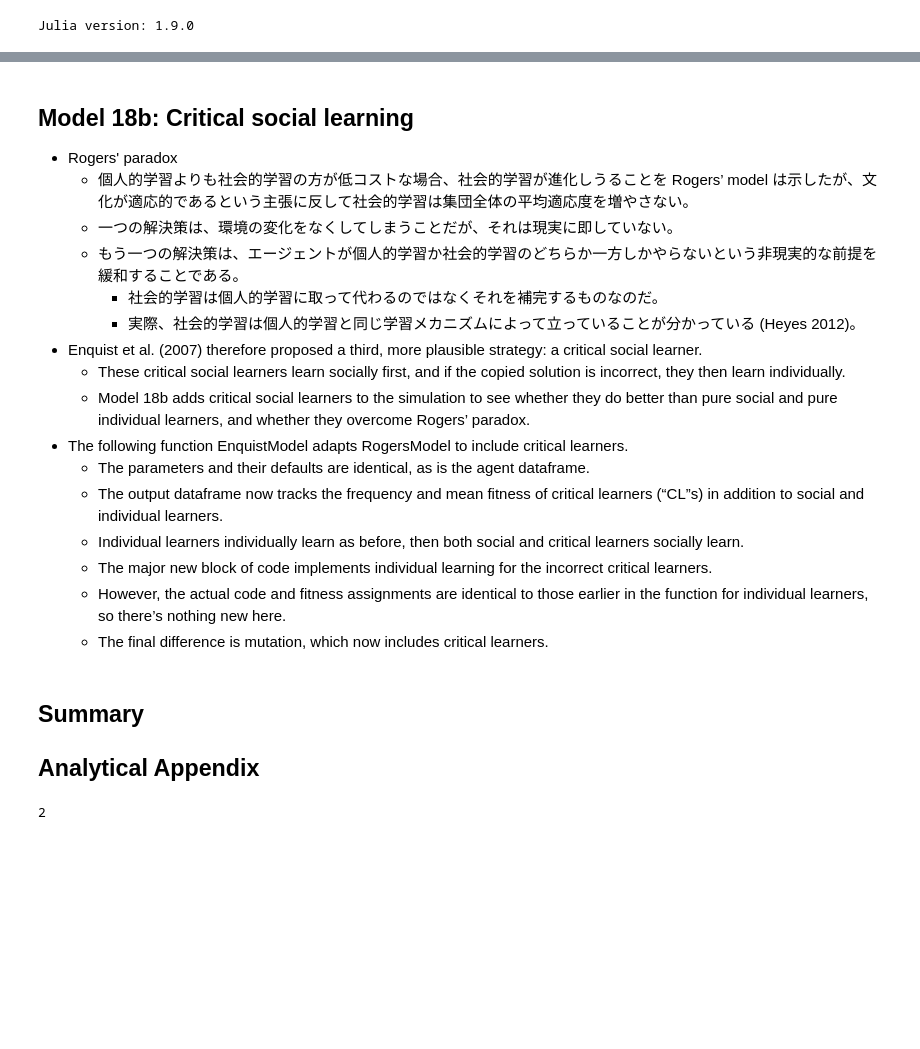
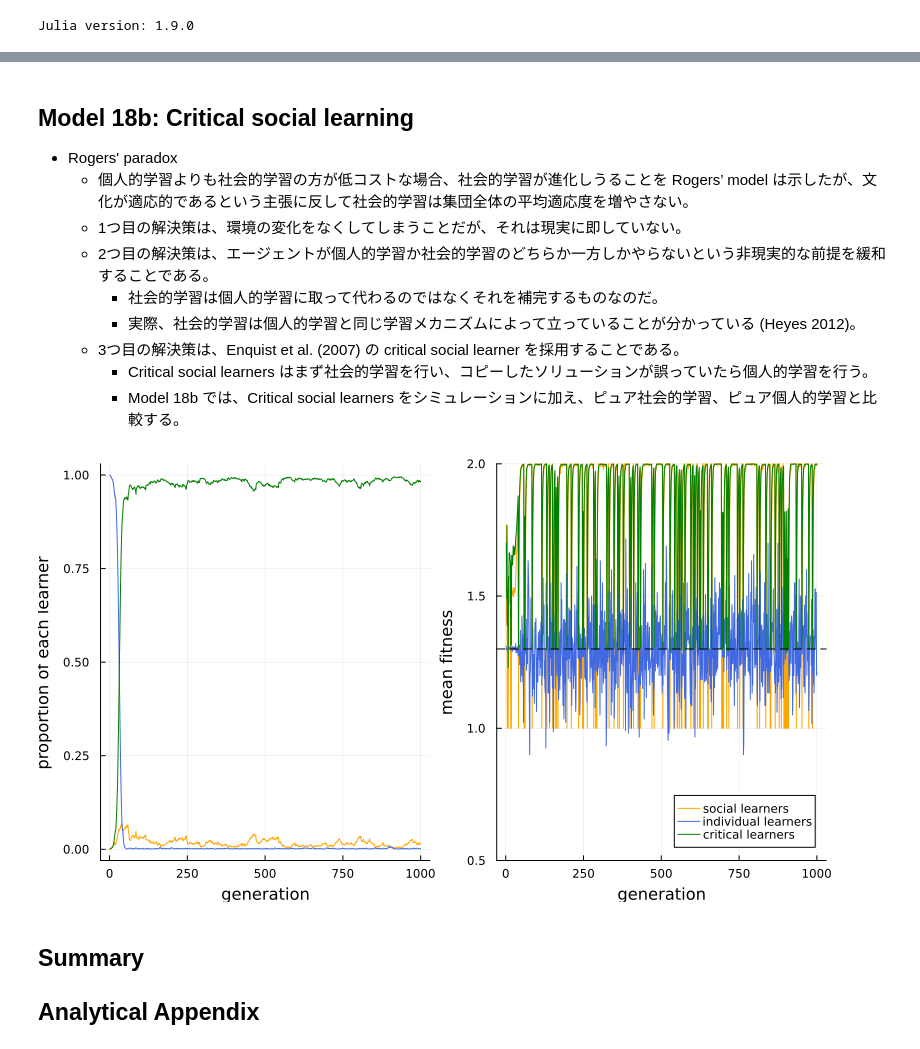
Before and after one commit to mas178/social-simulation, a Jupyter notebook: Mesoudi2021/model18_the_evolution_of_social_learning.ipynb, the cells around one changed output, grey strips where cells are left out. Cells and saved outputs as stored; diff of their text form; code cells hidden in the pictures; blank space fills up the shorter version.

Commit message:
add model18b

```diff
--- a/Mesoudi2021/model18_the_evolution_of_social_learning.ipynb
+++ b/Mesoudi2021/model18_the_evolution_of_social_learning.ipynb
@@ -161,17 +184,10 @@ plot_output(rogers_model(cᵢ = 0.1))
 
 - Rogers' paradox
     - 個人的学習よりも社会的学習の方が低コストな場合、社会的学習が進化しうることを Rogers’ model は示したが、文化が適応的であるという主張に反して社会的学習は集団全体の平均適応度を増やさない。
-    - 一つの解決策は、環境の変化をなくしてしまうことだが、それは現実に即していない。
-    - もう一つの解決策は、エージェントが個人的学習か社会的学習のどちらか一方しかやらないという非現実的な前提を緩和することである。
+    - 1つ目の解決策は、環境の変化をなくしてしまうことだが、それは現実に即していない。
+    - 2つ目の解決策は、エージェントが個人的学習か社会的学習のどちらか一方しかやらないという非現実的な前提を緩和することである。
         - 社会的学習は個人的学習に取って代わるのではなくそれを補完するものなのだ。
         - 実際、社会的学習は個人的学習と同じ学習メカニズムによって立っていることが分かっている (Heyes 2012)。
-- Enquist et al. (2007) therefore proposed a third, more plausible strategy: a critical social learner.
-    - These critical social learners learn socially first, and if the copied solution is incorrect, they then learn individually.
-    - Model 18b adds critical social learners to the simulation to see whether they do better than pure social and pure individual learners, and whether they overcome Rogers’ paradox.
-- The following function EnquistModel adapts RogersModel to include critical learners.
-    - The parameters and their defaults are identical, as is the agent dataframe.
-    - The output dataframe now tracks the frequency and mean fitness of critical learners (“CL”s) in addition to social and individual learners.
-    - Individual learners individually learn as before, then both social and critical learners socially learn.
-    - The major new block of code implements individual learning for the incorrect critical learners.
-    - However, the actual code and fitness assignments are identical to those earlier in the function for individual learners, so there’s nothing new here.
-    - The final difference is mutation, which now includes critical learners.
+    - 3つ目の解決策は、Enquist et al. (2007) の critical social learner を採用することである。
+        - Critical social learners はまず社会的学習を行い、コピーしたソリューションが誤っていたら個人的学習を行う。
+        - Model 18b では、Critical social learners をシミュレーションに加え、ピュア社会的学習、ピュア個人的学習と比較する。
@@ -178,8 +225,35 @@ plot_output(rogers_model(cᵢ = 0.1))
+# %%
+function enquist_model(;
+    N::Int = 10_000,
+    time_steps::Int = 1_000,
+    pᵢ::Float64 = 0.5,  # chance of discovering the correct behaviour
+    b::Float64 = 1.0,   # 正しい行動を取ったときのベネフィット
+    cᵢ::Float64 = 0.2,  # 個人的学習・クリティカル学習のコスト
+    μ::Float64 = 0.001, # 変異率
+    v::Float64 = 0.9,   # probability of changing environment
+)::DataFrame
+    agent_df = make_agent_df(N)
+    output_df = make_output_df(time_steps)
+
+    for time_step = 1:time_steps
+        individual_learning!(agent_df, pᵢ)
+        social_learning!(agent_df, v)
+        update_fitnesses!(agent_df, b, cᵢ)
+        critical_learning_and_update_fitness!(agent_df, pᵢ, b, cᵢ)
+        record_frequency_and_fitnesses!(output_df, agent_df, time_step)
+        selection_and_reproduction!(agent_df)
+        mutation_IL_SL_CL!(agent_df, μ)
+    end
+
+    output_df.predictedILfitness .= 1 + b * pᵢ - cᵢ
+
+    return output_df
+end;
+# %%
+plot_output(enquist_model())
+# %% [output]
+[figure, added]
 # %% [markdown]
 ## Summary
 
 ## Analytical Appendix
-# %%
-length([1, 2])
-# %% [output]
-2
```
Also changed, not shown: parts of 5 cells of this notebook.
